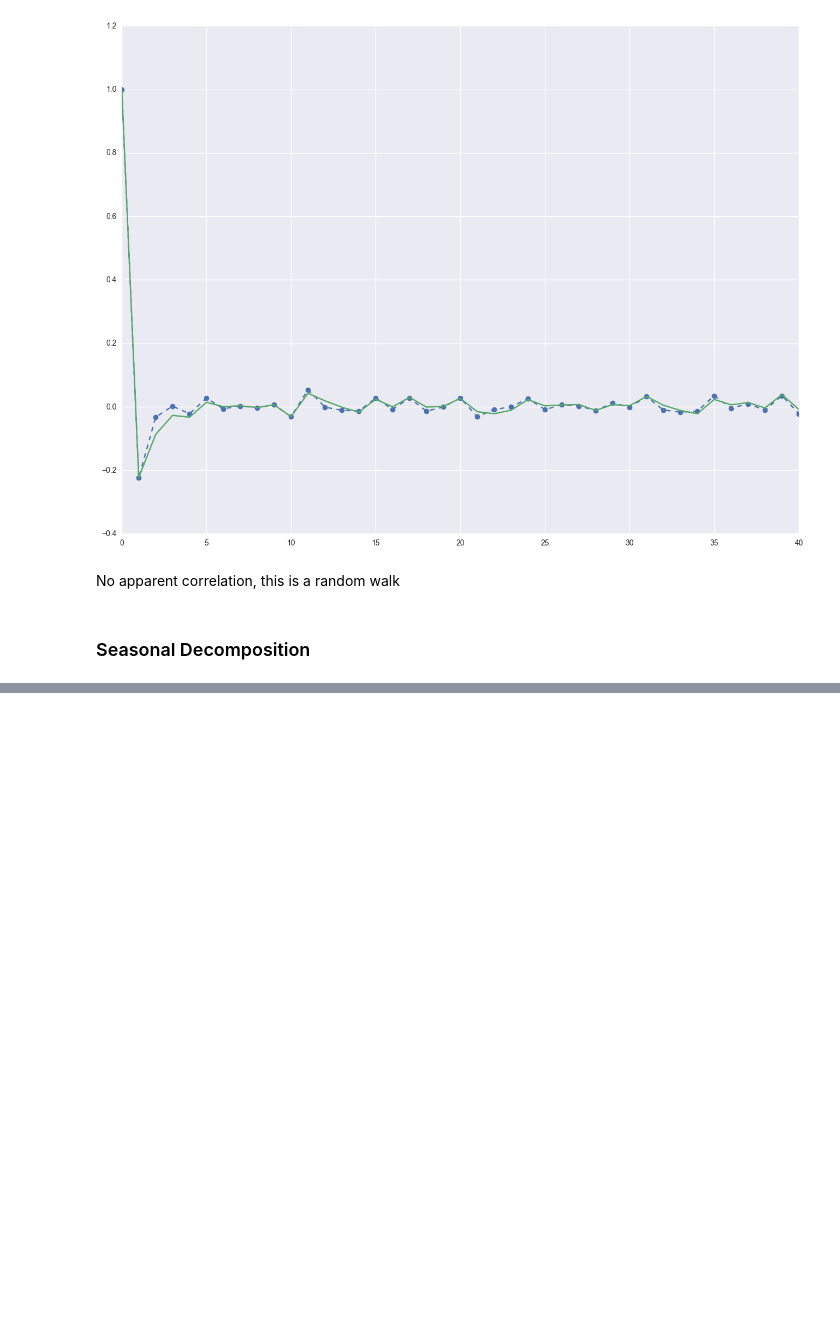
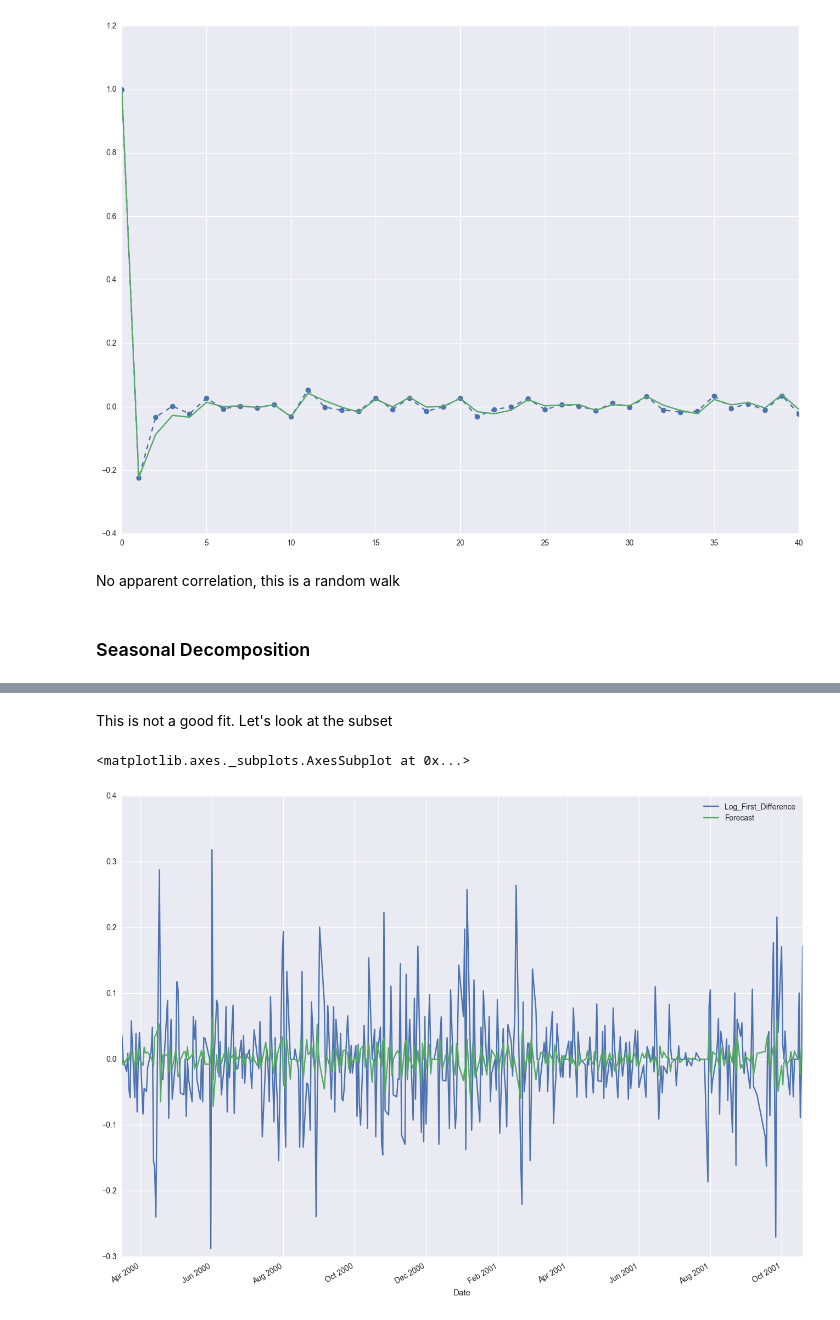
Before and after one commit to nachiketmparanjape/Real_Time_Stock_Market_Analysis, a Jupyter notebook: Detailed Analysis of [INSERT COMPALY NAME]'s stocks.ipynb, the cells around one changed output, grey strips where cells are left out. Drawn from its saved outputs; the diff is of its cells as text; code cells hidden in the pictures; blank space fills up the shorter version.

```diff
--- a/Detailed Analysis of [INSERT COMPALY NAME]'s stocks.ipynb
+++ b/Detailed Analysis of [INSERT COMPALY NAME]'s stocks.ipynb
@@ -142,0 +156,7 @@ fig = decomposition.plot()
+# %% [markdown]
+This is not a good fit. Let's look at the subset
+# %%
+stocks_df[['Log_First_Difference','Forecast']].iloc[1200:1600, :].plot(figsize=(16,12))
+# %% [output]
+<matplotlib.axes._subplots.AxesSubplot at 0x...>
+[figure, added]
```
Also changed, not shown: parts of 5 cells of this notebook.
